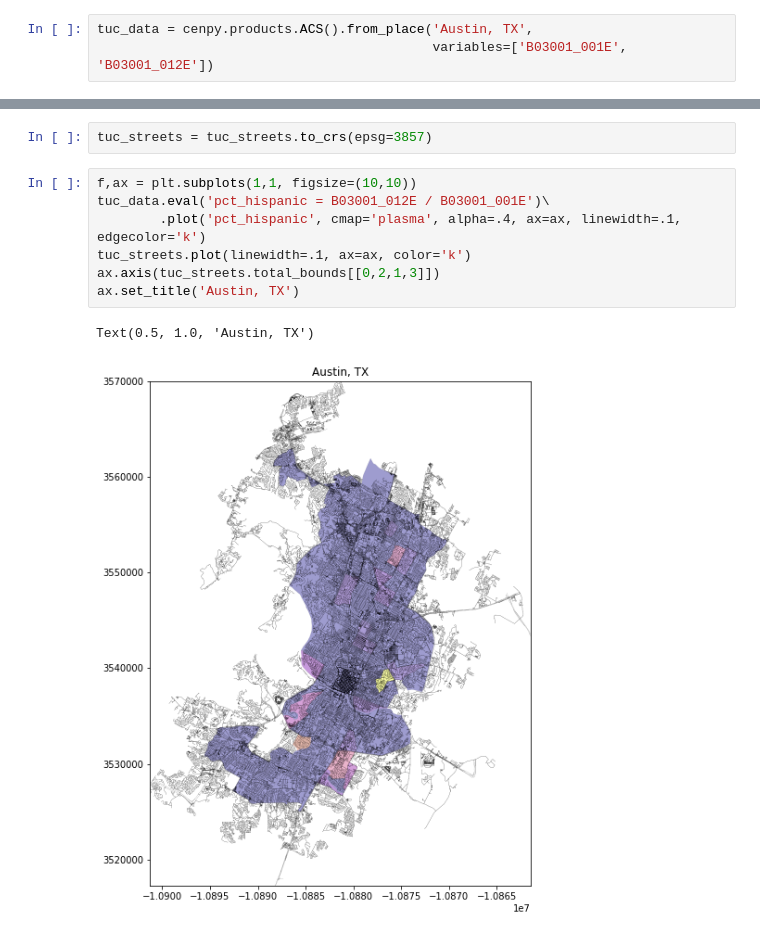
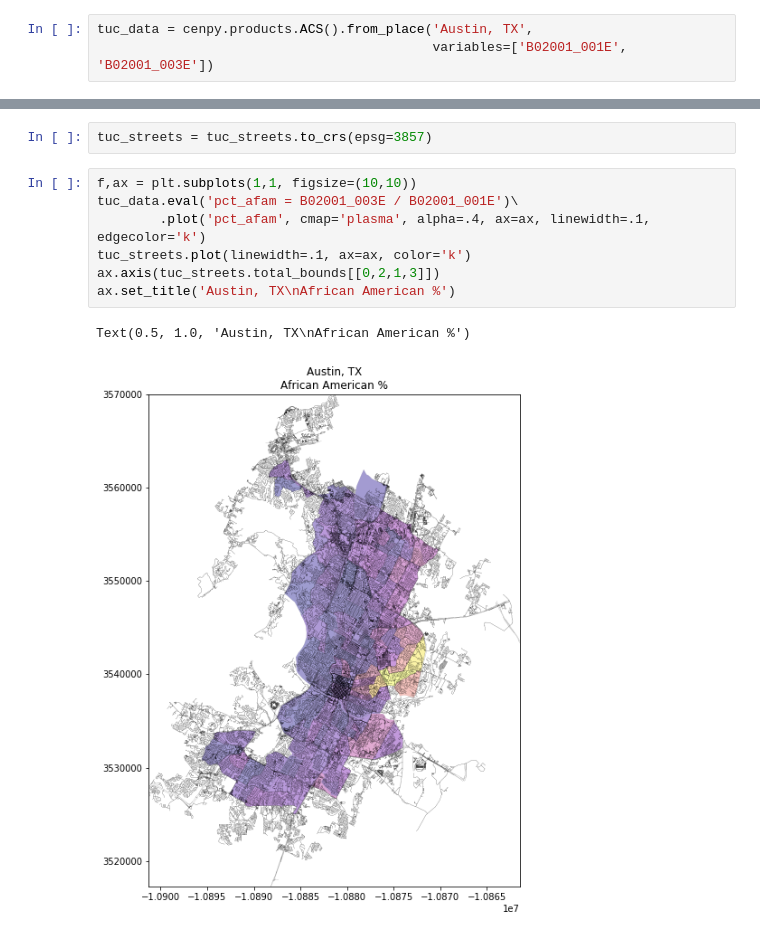
Before and after one commit to cenpy-devs/cenpy, a Jupyter notebook: notebooks/osmnx-and-cenpy.ipynb, the cells around one changed output, grey strips where cells are left out. Saved outputs shown, nothing was run; the diff lists cells and outputs as text.

```diff
--- a/notebooks/osmnx-and-cenpy.ipynb
+++ b/notebooks/osmnx-and-cenpy.ipynb
@@ -10,7 +9,7 @@ import matplotlib.pyplot as plt
 tuc_graph = osmnx.graph_from_place('Austin, TX')
 # %%
 tuc_data = cenpy.products.ACS().from_place('Austin, TX',
-                                           variables=['B03001_001E', 'B03001_012E'])
+                                           variables=['B02001_001E', 'B02001_003E'])
 # %% [output]
 Ring Self-intersection[-10884881.1468 3554135.7868]
   tell_user('Shape is invalid: \n{}'.format(vexplain))
@@ -34,11 +33,11 @@ tuc_nodes, tuc_streets  = osmnx.graph_to_gdfs(tuc_graph)
 tuc_streets = tuc_streets.to_crs(epsg=3857)
 # %%
 f,ax = plt.subplots(1,1, figsize=(10,10))
-tuc_data.eval('pct_hispanic = B03001_012E / B03001_001E')\
-        .plot('pct_hispanic', cmap='plasma', alpha=.4, ax=ax, linewidth=.1, edgecolor='k')
+tuc_data.eval('pct_afam = B02001_003E / B02001_001E')\
+        .plot('pct_afam', cmap='plasma', alpha=.4, ax=ax, linewidth=.1, edgecolor='k')
 tuc_streets.plot(linewidth=.1, ax=ax, color='k')
 ax.axis(tuc_streets.total_bounds[[0,2,1,3]])
-ax.set_title('Austin, TX')
+ax.set_title('Austin, TX\nAfrican American %')
 # %% [output]
-Text(0.5, 1.0, 'Austin, TX')
+Text(0.5, 1.0, 'Austin, TX\nAfrican American %')
-[figure, old version]
+[figure, new version]
```
Also changed, not shown: parts of 2 cells of this notebook.
